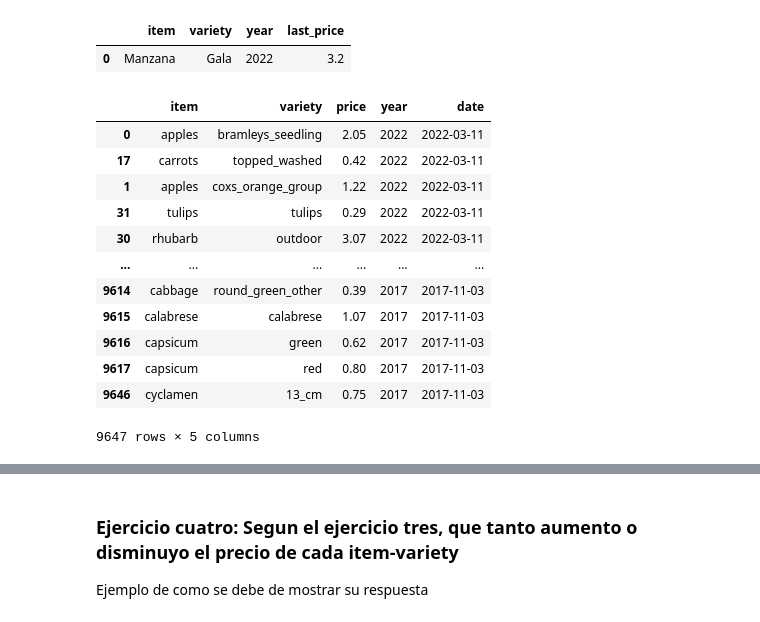
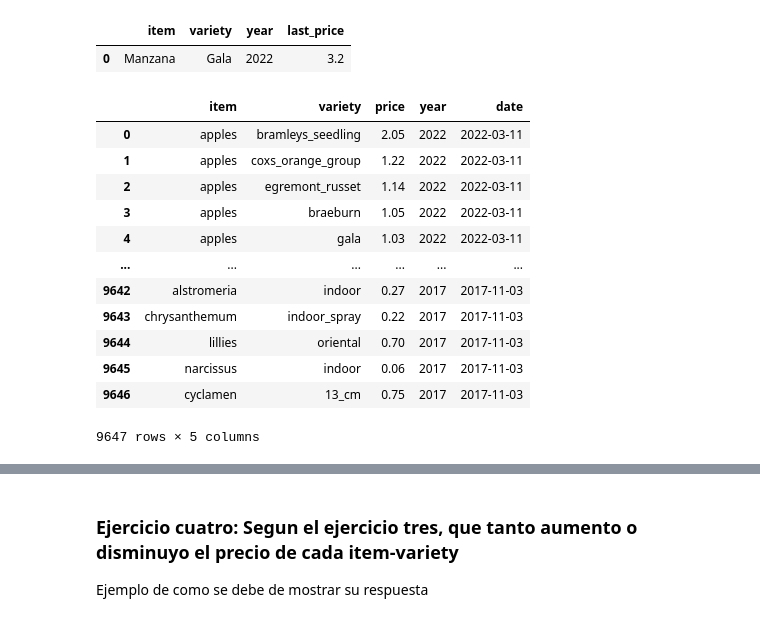
Before and after one commit to PaolaMendez/vegetables-eda, a Jupyter notebook: EDA.ipynb, the cells around one changed output, grey strips where cells are left out. Saved outputs shown, nothing was run; the diff lists cells and outputs as text; code cells hidden in the pictures.

```diff
--- a/EDA.ipynb
+++ b/EDA.ipynb
@@ -149,16 +145,16 @@ z= vdfn.sort_values('date', ascending=False)
 # %%
-z
+vdfn
 # %% [output]
 |  | item | variety | price | year | date |
 | 0 | apples | bramleys_seedling | 2.05 | 2022 | 2022-03-11 |
-| 17 | carrots | topped_washed | 0.42 | 2022 | 2022-03-11 |
 | 1 | apples | coxs_orange_group | 1.22 | 2022 | 2022-03-11 |
-| 31 | tulips | tulips | 0.29 | 2022 | 2022-03-11 |
-| 30 | rhubarb | outdoor | 3.07 | 2022 | 2022-03-11 |
+| 2 | apples | egremont_russet | 1.14 | 2022 | 2022-03-11 |
+| 3 | apples | braeburn | 1.05 | 2022 | 2022-03-11 |
+| 4 | apples | gala | 1.03 | 2022 | 2022-03-11 |
 | ... | ... | ... | ... | ... | ... |
-| 9614 | cabbage | round_green_other | 0.39 | 2017 | 2017-11-03 |
-| 9615 | calabrese | calabrese | 1.07 | 2017 | 2017-11-03 |
-| 9616 | capsicum | green | 0.62 | 2017 | 2017-11-03 |
-| 9617 | capsicum | red | 0.80 | 2017 | 2017-11-03 |
+| 9642 | alstromeria | indoor | 0.27 | 2017 | 2017-11-03 |
+| 9643 | chrysanthemum | indoor_spray | 0.22 | 2017 | 2017-11-03 |
+| 9644 | lillies | oriental | 0.70 | 2017 | 2017-11-03 |
+| 9645 | narcissus | indoor | 0.06 | 2017 | 2017-11-03 |
 | 9646 | cyclamen | 13_cm | 0.75 | 2017 | 2017-11-03 |
 9647 rows × 5 columns
```
Also changed, not shown: parts of 36 cells of this notebook.
